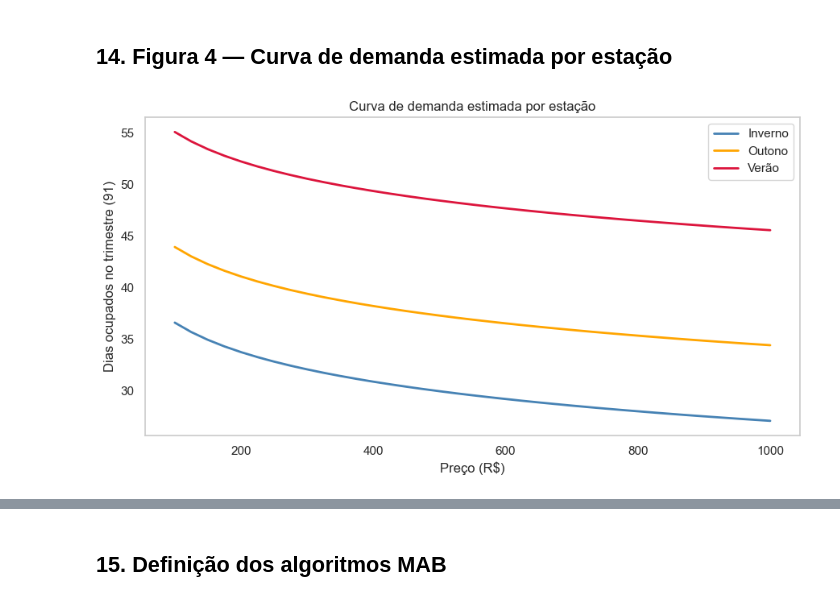
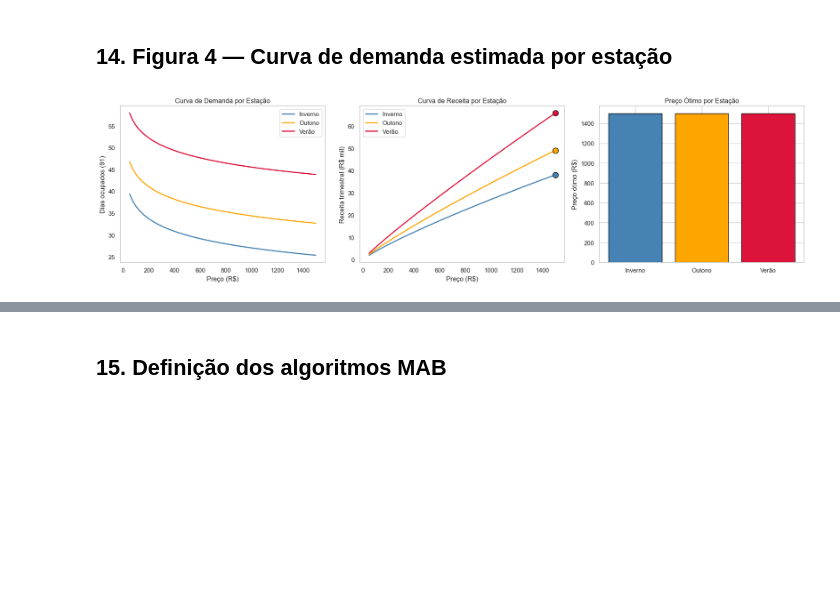
Before and after one commit to kleberAbreu/tcc-precificacao-dinamica-mab, a Jupyter notebook: Dados/reproducao_publica_tcc.ipynb, the cells around one changed output, grey strips where cells are left out. Saved outputs shown, nothing was run; the diff lists cells and outputs as text; code cells hidden in the pictures; blank space fills up the shorter version.

```diff
--- a/Dados/reproducao_publica_tcc.ipynb
+++ b/Dados/reproducao_publica_tcc.ipynb
@@ -1585,15 +1710,28 @@ for preco in [100, 150, 200, 300, 500, 800, 1200]:
 # %% [markdown]
 ## 14. Figura 4 — Curva de demanda estimada por estação
 # %%
-precos = np.arange(100, 1001, 25)
+# =========================
+# PARÂMETROS
+# =========================
+precos = np.arange(50, 1501, 25)
+
 cenarios = {
     'Inverno': {'estacao_outono': 0, 'estacao_primavera': 0, 'estacao_verao': 0},
     'Outono':  {'estacao_outono': 1, 'estacao_primavera': 0, 'estacao_verao': 0},
     'Verão':   {'estacao_outono': 0, 'estacao_primavera': 0, 'estacao_verao': 1},
 }
-cores = {'Inverno': 'steelblue', 'Outono': 'orange', 'Verão': 'crimson'}
-fig, ax = plt.subplots(figsize=(9, 5))
+
+cores = {
+    'Inverno': 'steelblue',
+    'Outono': 'orange',
+    'Verão': 'crimson'
+}
+
+# =========================
+# CÁLCULO (SEM PLOT DUPLICADO)
+# =========================
 curva_receita_resumo = []
+
 for nome, dummies in cenarios.items():
     contexto = {
         'review_scores_location': sample['review_scores_location'],
@@ -1601,66 +1739,89 @@ for nome, dummies in cenarios.items():
         'bairro_mean_ocup': sample['bairro_mean_ocup'],
         **dummies,
     }
+
     occs = [predict_occ(contexto, p) for p in precos]
     dias = [o * 91 for o in occs]
     receitas = [p * d for p, d in zip(precos, dias)]
+
     idx_max = int(np.argmax(receitas))
+
     curva_receita_resumo.append({
         'estacao': nome,
         'preco_otimo_no_intervalo': int(precos[idx_max]),
         'ocupacao_prevista_dias': float(dias[idx_max]),
         'receita_prevista': float(receitas[idx_max]),
     })
-    ax.plot(precos, dias, label=nome, color=cores[nome], lw=2)
-ax.set_xlabel('Preço (R$)')
-ax.set_ylabel('Dias ocupados no trimestre (91)')
-ax.set_title('Curva de demanda estimada por estação')
-ax.legend()
-ax.grid(False)
-plt.tight_layout()
-plt.savefig('curva_demanda_estimada.png', dpi=150, bbox_inches='tight')
-plt.show()
-display(pd.DataFrame(curva_receita_resumo).round(2))
 
-# Figura composta usada no trabalho final (curva_demanda_receita.png)
-precos = np.arange(50, 1501, 25)
+# =========================
+# FIGURA FINAL (ÚNICA)
+# =========================
 fig, axes = plt.subplots(1, 3, figsize=(18, 5))
-cenarios = {
-    'Inverno': {'estacao_outono': 0, 'estacao_primavera': 0, 'estacao_verao': 0},
-    'Outono':  {'estacao_outono': 1, 'estacao_primavera': 0, 'estacao_verao': 0},
-    'Verão':   {'estacao_outono': 0, 'estacao_primavera': 0, 'estacao_verao': 1},
-}
-cores = {'Inverno': 'steelblue', 'Outono': 'orange', 'Verão': 'crimson'}
+
 for nome, dummies in cenarios.items():
     contexto = {
         'review_scores_location': sample['review_scores_location'],
         'log_number_of_reviews': sample['log_number_of_reviews'],
         'bairro_mean_ocup': sample['bairro_mean_ocup'],
         **dummies
     }
+
     occs = [predict_occ(contexto, p) for p in precos]
     dias = [o * 91 for o in occs]
     receitas = [p * d for p, d in zip(precos, dias)]
-    idx_max = np.argmax(receitas)
+
+    idx_max = int(np.argmax(receitas))
+
+    # (1) Demanda
     axes[0].plot(precos, dias, label=nome, color=cores[nome], lw=2)
-    axes[1].plot(precos, [r/1000 for r in receitas], label=nome, color=cores[nome], lw=2)
-    axes[1].scatter(precos[idx_max], receitas[idx_max]/1000, color=cores[nome], s=100, zorder=5, edgecolor='black')
-    axes[2].bar(nome, precos[idx_max], color=cores[nome], edgecolor='black')
+
+    # (2) Receita
+    receitas_k = [r / 1000 for r in receitas]
+
+    axes[1].plot(precos, receitas_k, label=nome, color=cores[nome], lw=2)
+    axes[1].scatter(
+        precos[idx_max],
+        receitas_k[idx_max],
+        color=cores[nome],
+        s=100,
+        edgecolor='black',
+        zorder=5
+    )
+
+    # (3) Preço ótimo
+    axes[2].bar(
+        nome,
+        precos[idx_max],
+        color=cores[nome],
+        edgecolor='black'
+    )
+
+# =========================
+# FORMATAÇÃO
+# =========================
+axes[0].set_title('Curva de Demanda por Estação')
 axes[0].set_xlabel('Preço (R$)')
 axes[0].set_ylabel('Dias ocupados (91)')
-axes[0].set_title('Curva de Demanda por Estação')
 axes[0].legend()
 axes[0].grid(False)
+
+axes[1].set_title('Curva de Receita por Estação')
 axes[1].set_xlabel('Preço (R$)')
 axes[1].set_ylabel('Receita trimestral (R$ mil)')
-axes[1].set_title('Curva de Receita por Estação')
 axes[1].legend()
 axes[1].grid(False)
+
+axes[2].set_title('Preço Ótimo por Estação')
 axes[2].set_ylabel('Preço ótimo (R$)')
-axes[2].set_title('Preço Ótimo por Estação')
+
 plt.tight_layout()
-plt.savefig('curva_demanda_receita.png', dpi=150)
+plt.savefig('curva_demanda_receita.png', dpi=150, bbox_inches='tight')
 plt.show()
+
+# =========================
+# TABELA FINAL
+# =========================
+display(pd.DataFrame(curva_receita_resumo).round(2))
 # %% [output]
-[figure, old version]
+[figure, new version]
 |  | estacao | preco_otimo_no_intervalo | ocupacao_prevista_dias | receita_prevista |
```
Also changed, not shown: parts of 13 cells of this notebook.
